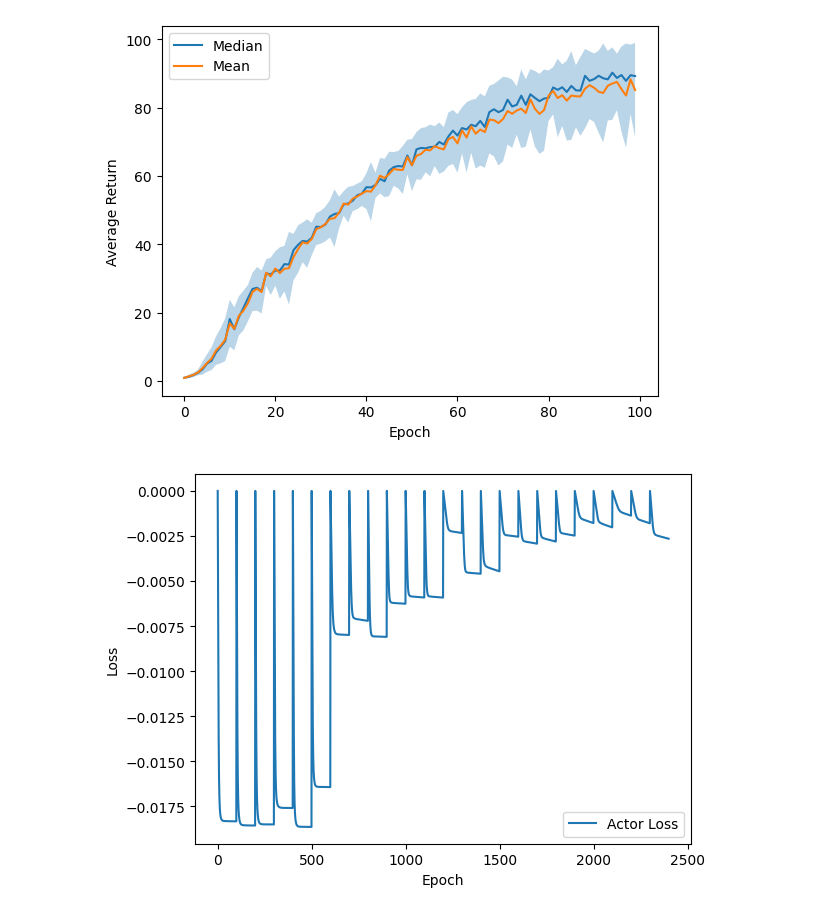
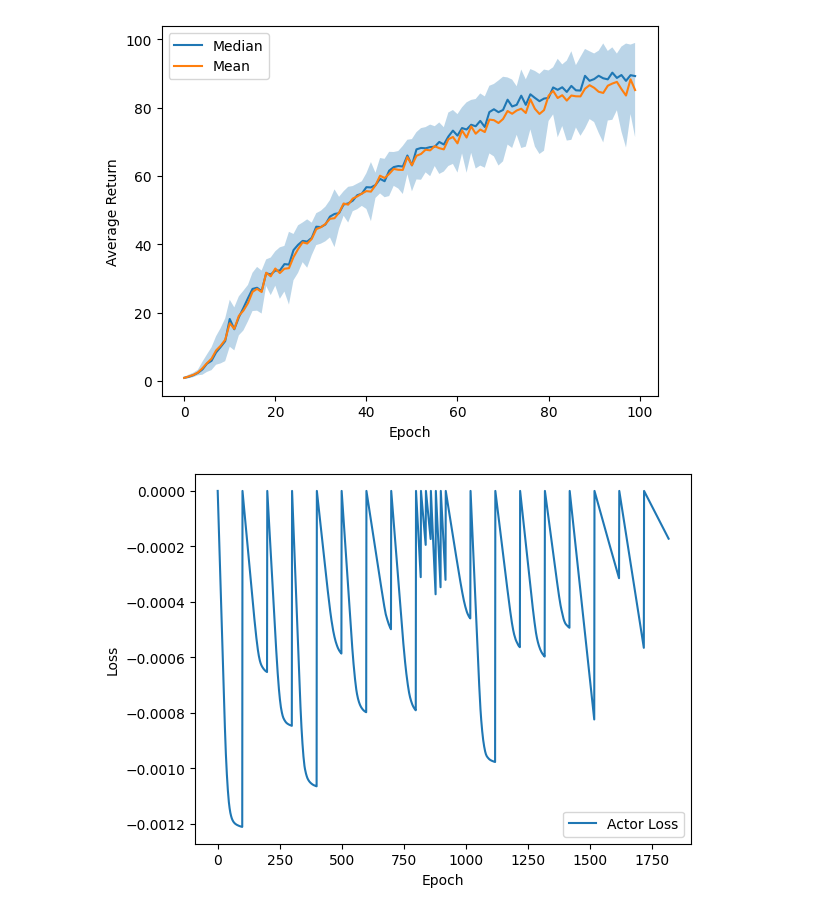
Before and after one commit to wz-ml/MetaDrive-Tutorials, a Jupyter notebook: PPO/ppo_solution.ipynb, the cells around one changed output. Drawn from its saved outputs; the diff is of its cells as text; code cells hidden in the pictures.

```diff
--- a/PPO/ppo_solution.ipynb
+++ b/PPO/ppo_solution.ipynb
@@ -146,7 +146,7 @@ def compute_advantage(
     assert len(trajectory_rewards) == trajectory_len
 
     # calculate the value of each state
-    with torch.no_grad:
+    with torch.no_grad():
         obs_tensor = obs_batch_to_tensor(trajectory_observations, deviceof(critic))
         obs_values = critic.forward(obs_tensor).detach().cpu().numpy()
 
@@ -307,15 +318,15 @@ The training:
 # %%
 env = gym.make("MetaDrive-topdown", config={"use_render": False, "horizon": 300, "num_scenarios": 100})
 # %%
-actor_optimizer = torch.optim.SGD(actor.parameters(), lr=1e-3)
+actor_optimizer = torch.optim.SGD(actor.parameters(), lr=1e-4)
 # the critic has to learn faster than the actor
 critic_optimizer = torch.optim.Adam(critic.parameters(), lr=3e-3)
 
 TRAIN_EPOCHS = 100
 EPISODES_PER_BATCH = 32
-GAMMA = 0.75
+GAMMA = 0.80
 CONFIG = PPOConfig(
-    ppo_eps=0.10,
+    ppo_eps=0.07,
     ppo_grad_descent_steps=100,
 )
 
@@ -420,13 +428,13 @@ plt.show()
 [figure]
 # %%
 # plot actor losses
-plt.plot(actor_losses[:], label="Actor Loss")
+plt.plot(actor_losses[4000:], label="Actor Loss")
 plt.xlabel("Epoch")
 plt.ylabel("Loss")
 plt.legend()
 plt.show()
 # %% [output]
-[figure, old version]
+[figure, new version]
 # %%
 # plot critic losses
 plt.plot(critic_losses, label="Critic Loss")
```
Also changed, not shown: parts of 10 cells of this notebook, 2 other files.
